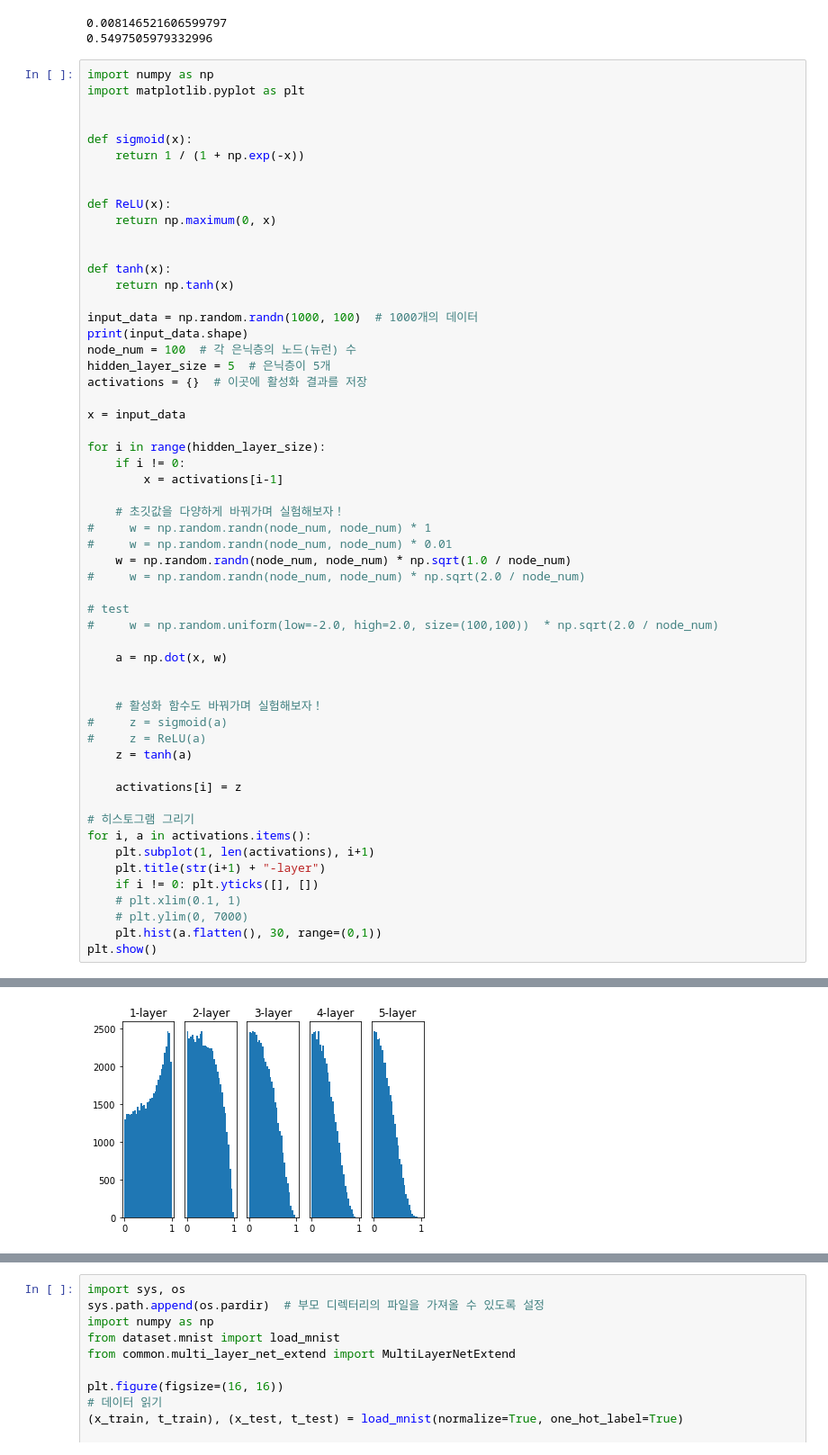
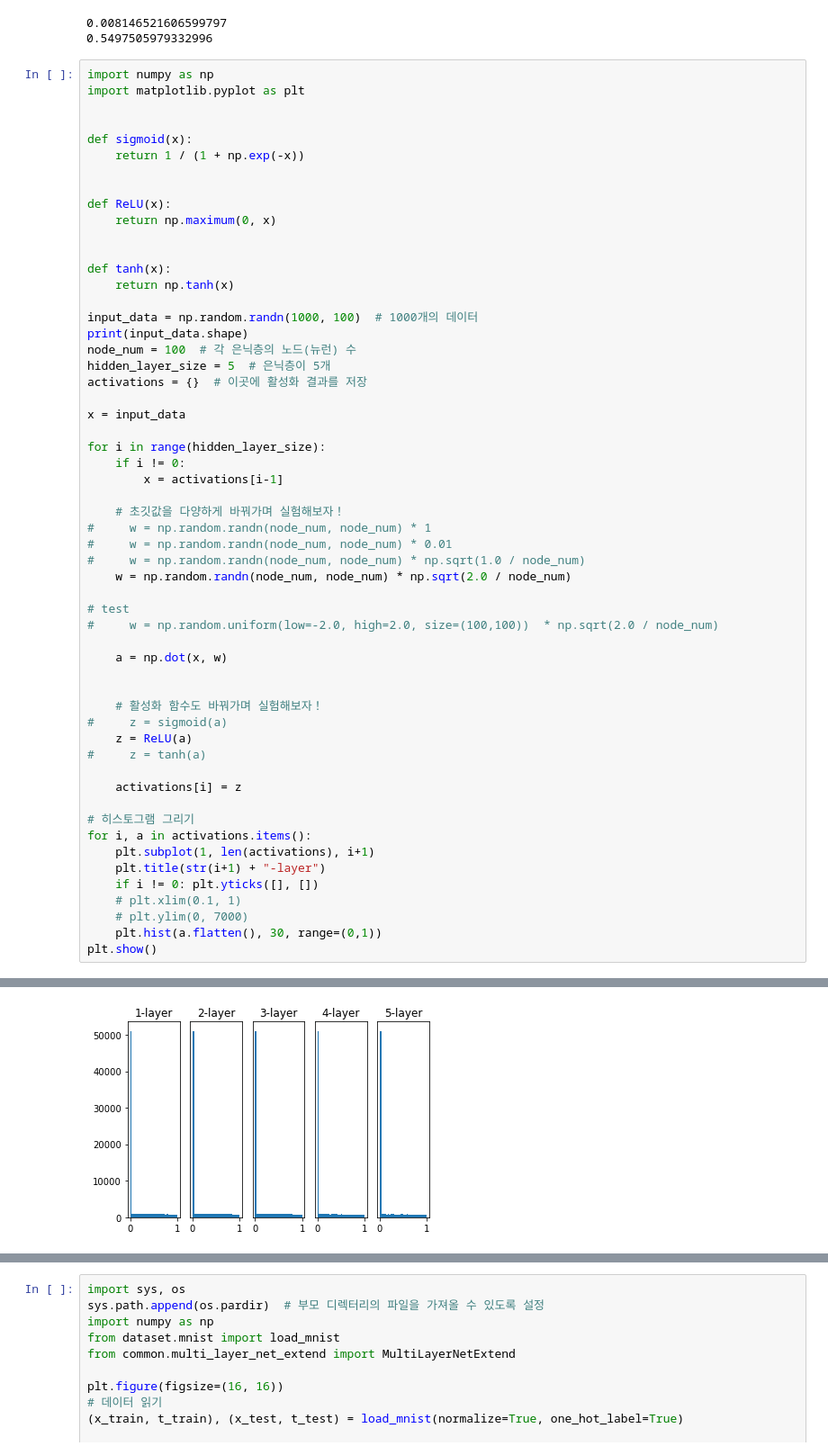
Before and after one commit to imguru-mooc/AI_Basic, a Jupyter notebook: 인공지능(주말반)/밑바닥시리즈_1/ch06/ch06.ipynb, the cells around one changed output, grey strips where cells are left out. Shown at 90% size. Drawn from its saved outputs; the diff is of its cells as text.

```diff
--- a/인공지능(주말반)/밑바닥시리즈_1/ch06/ch06.ipynb
+++ b/인공지능(주말반)/밑바닥시리즈_1/ch06/ch06.ipynb
@@ -223,38 +224,38 @@ x = input_data
 for i in range(hidden_layer_size):
     if i != 0:
         x = activations[i-1]
 
     # 초깃값을 다양하게 바꿔가며 실험해보자！
 #     w = np.random.randn(node_num, node_num) * 1
 #     w = np.random.randn(node_num, node_num) * 0.01
-    w = np.random.randn(node_num, node_num) * np.sqrt(1.0 / node_num)
-#     w = np.random.randn(node_num, node_num) * np.sqrt(2.0 / node_num)
+#     w = np.random.randn(node_num, node_num) * np.sqrt(1.0 / node_num)
+    w = np.random.randn(node_num, node_num) * np.sqrt(2.0 / node_num)
 
 # test
 #     w = np.random.uniform(low=-2.0, high=2.0, size=(100,100))  * np.sqrt(2.0 / node_num)
 
     a = np.dot(x, w)
 
 
     # 활성화 함수도 바꿔가며 실험해보자！
 #     z = sigmoid(a)
-#     z = ReLU(a)
-    z = tanh(a)
+    z = ReLU(a)
+#     z = tanh(a)
 
     activations[i] = z
 
 # 히스토그램 그리기
 for i, a in activations.items():
     plt.subplot(1, len(activations), i+1)
     plt.title(str(i+1) + "-layer")
     if i != 0: plt.yticks([], [])
     # plt.xlim(0.1, 1)
     # plt.ylim(0, 7000)
     plt.hist(a.flatten(), 30, range=(0,1))
 plt.show()
 # %% [output]
 (1000, 100)
-[figure, old version]
+[figure, new version]
 # %%
 import os
 import sys
```
Also changed, not shown: parts of 14 cells of this notebook.
